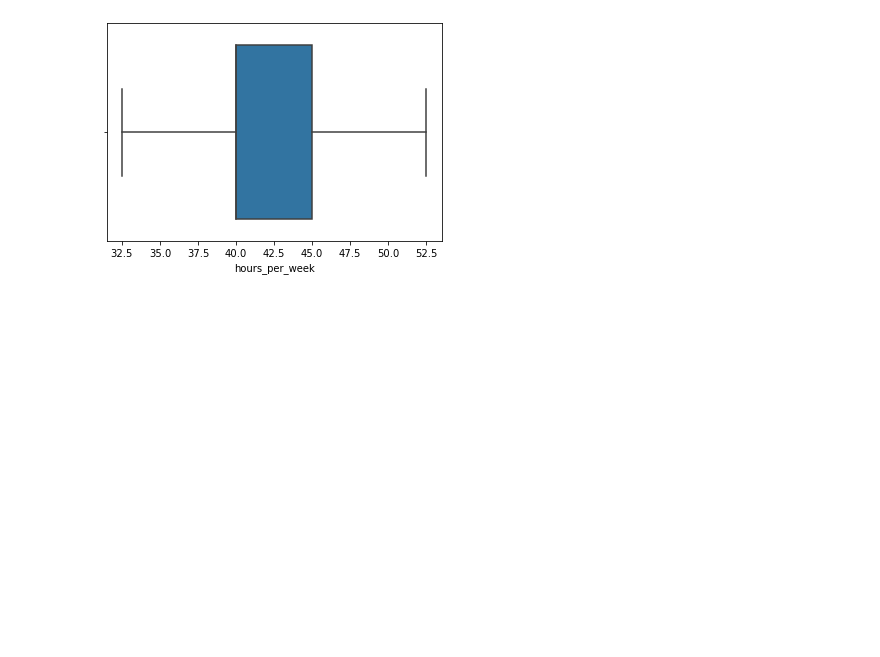
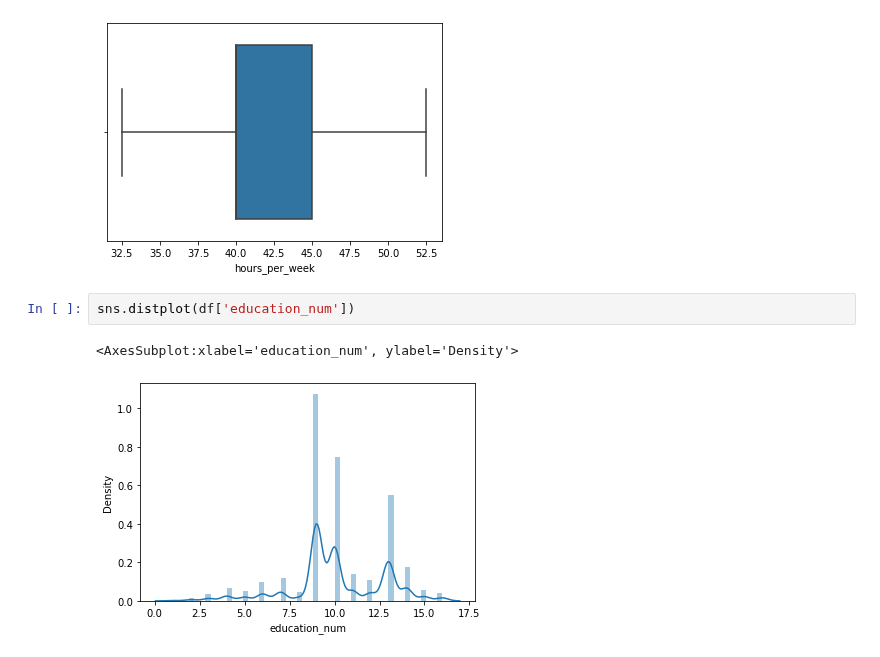
Before and after one commit to akritkbehera/Salary-Prediction-, a Jupyter notebook: Untitled.ipynb, the cells around one changed output. Drawn from its saved outputs; the diff is of its cells as text; blank space fills up the shorter version.

```diff
--- a/Untitled.ipynb
+++ b/Untitled.ipynb
@@ -118,3 +113,8 @@ sns.boxplot(df['hours_per_week'])
 # %% [output]
 <AxesSubplot:xlabel='hours_per_week'>
 [figure]
+# %%
+sns.distplot(df['education_num'])
+# %% [output]
+<AxesSubplot:xlabel='education_num', ylabel='Density'>
+[figure, added]
```
Also changed, not shown: parts of 26 cells of this notebook.
